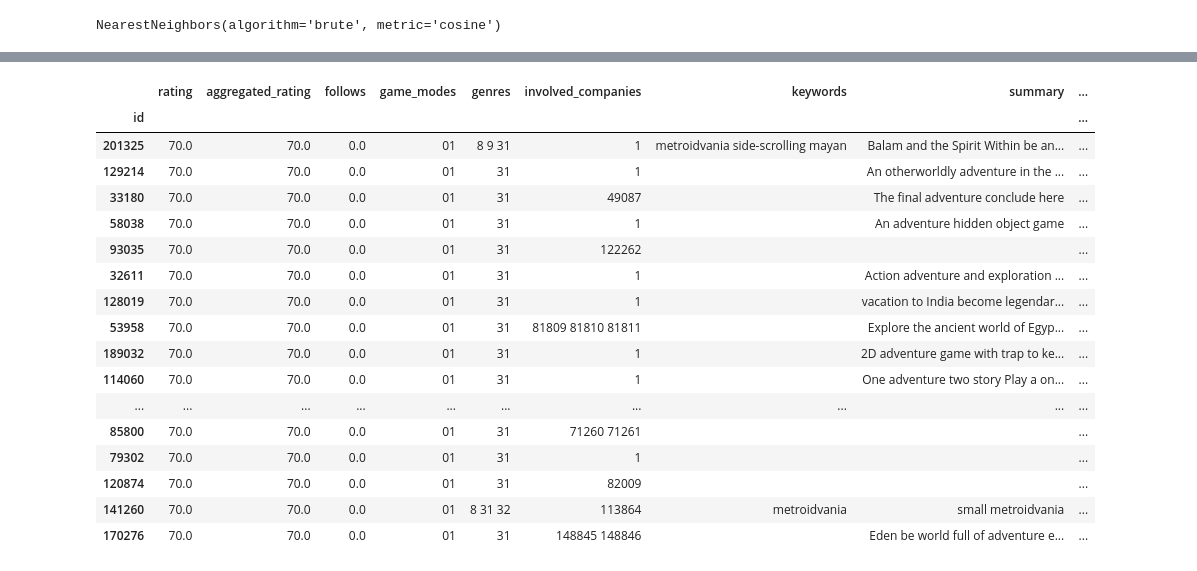
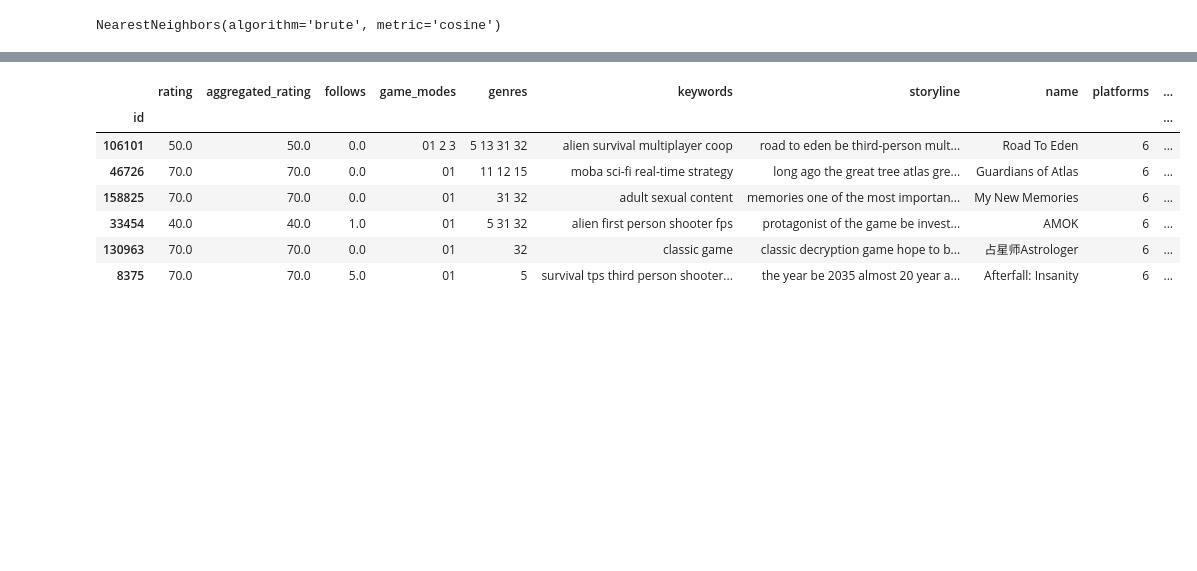
Before and after one commit to pilosadist/energy.classification, a Jupyter notebook: game.recomendation.ipynb, the cells around one changed output, grey strips where cells are left out. Saved outputs shown, nothing was run; the diff lists cells and outputs as text; code cells hidden in the pictures; blank space fills up the shorter version.

Commit message:
Predict ganres and themes and fill na by idx

```diff
--- a/game.recomendation.ipynb
+++ b/game.recomendation.ipynb
@@ -16,3 +15,11 @@ data.fillna('', inplace=True)
+# %%
+for idx in data.index:
+    if pd.isna(data.loc[idx, 'genres']):
+        data.loc[idx, 'genres'] = str(idx)
+    if pd.isna(data.loc[idx, 'keywords']):
+        data.loc[idx, 'keywords'] = str(idx)
+    if pd.isna(data.loc[idx, 'themes']):
+        data.loc[idx, 'themes'] = str(idx)
 # %% [markdown]
 
 
@@ -72,4 +79,6 @@ words_freq
  ...]
 # %%
-for e in ['game', 'steam', 'protagonist','digital','distribution', 'character', 'play']:
+for e in ['game', 'steam', 'protagonist','digital',
+          'distribution', 'character', 'play', 'player',
+          'new', 'world', 'use', 'level', 'gameplay']:
     stopw.add(e)
@@ -105,3 +84,0 @@ words_freq
-# %%
-for e in ['player', 'new', 'world', 'use', 'level', 'gameplay']:
-    stopw.add(e)
@@ -177,10 +124,9 @@ tosparse = ['campaigncoop',
 bagsofwords['multiplayermodes'] = scipy.sparse.csr_matrix(data[tosparse].astype(np.int64).values)
 # %%
 weights = {'game_modes': 20,
-           'genres': 16,
-           'keywords':12,
-           'summary':6,
-           'storyline':4,
+           'genres': 12,
+           'keywords':16,
+           'storyline':8,
            'player_perspectives':6,
            'themes':12,
            'multiplayermodes':1}
@@ -197,9 +143,9 @@ model_knn.fit(X)
 # %% [output]
 NearestNeighbors(algorithm='brute', metric='cosine')
 # %%
-print(data.iloc[82045])
-distances, indices = model_knn.kneighbors(X.getrow(82045), n_neighbors = 100)
-data.iloc[indices[0]][data.iloc[indices[0]]['platforms'] == '6']
+print(data.loc[28552])
+distances, indices = model_knn.kneighbors(X.getrow(data.index.get_loc(28552)), n_neighbors = 50)
+data.iloc[indices[0]][(data.iloc[indices[0]]['platforms'] == '6')]
 # %% [output]
 rating                                                              70.0
 aggregated_rating                                                   70.0
@@ -221,18 +169,8 @@ Name: 201325, dtype: object
-|  | rating | aggregated_rating | follows | game_modes | genres | involved_companies | keywords | summary | ... |
-| id |  |  |  |  |  |  |  |  | ... |
-| 201325 | 70.0 | 70.0 | 0.0 | 01 | 8 9 31 | 1 | metroidvania side-scrolling mayan | Balam and the Spirit Within be an... | ... |
-| 129214 | 70.0 | 70.0 | 0.0 | 01 | 31 | 1 |  | An otherworldly adventure in the ... | ... |
-| 33180 | 70.0 | 70.0 | 0.0 | 01 | 31 | 49087 |  | The final adventure conclude here | ... |
-| 58038 | 70.0 | 70.0 | 0.0 | 01 | 31 | 1 |  | An adventure hidden object game | ... |
-| 93035 | 70.0 | 70.0 | 0.0 | 01 | 31 | 122262 |  |  | ... |
-| 32611 | 70.0 | 70.0 | 0.0 | 01 | 31 | 1 |  | Action adventure and exploration ... | ... |
-| 128019 | 70.0 | 70.0 | 0.0 | 01 | 31 | 1 |  | vacation to India become legendar... | ... |
-| 53958 | 70.0 | 70.0 | 0.0 | 01 | 31 | 81809 81810 81811 |  | Explore the ancient world of Egyp... | ... |
-| 189032 | 70.0 | 70.0 | 0.0 | 01 | 31 | 1 |  | 2D adventure game with trap to ke... | ... |
-| 114060 | 70.0 | 70.0 | 0.0 | 01 | 31 | 1 |  | One adventure two story Play a on... | ... |
-| ... | ... | ... | ... | ... | ... | ... | ... | ... | ... |
-| 85800 | 70.0 | 70.0 | 0.0 | 01 | 31 | 71260 71261 |  |  | ... |
-| 79302 | 70.0 | 70.0 | 0.0 | 01 | 31 | 1 |  |  | ... |
-| 120874 | 70.0 | 70.0 | 0.0 | 01 | 31 | 82009 |  |  | ... |
-| 141260 | 70.0 | 70.0 | 0.0 | 01 | 8 31 32 | 113864 | metroidvania | small metroidvania | ... |
-| 170276 | 70.0 | 70.0 | 0.0 | 01 | 31 | 148845 148846 |  | Eden be world full of adventure e... | ... |
+|  | rating | aggregated_rating | follows | game_modes | genres | keywords | storyline | name | platforms | ... |
+| id |  |  |  |  |  |  |  |  |  | ... |
+| 106101 | 50.0 | 50.0 | 0.0 | 01 2 3 | 5 13 31 32 | alien survival multiplayer coop | road to eden be third-person mult... | Road To Eden | 6 | ... |
+| 46726 | 70.0 | 70.0 | 0.0 | 01 | 11 12 15 | moba sci-fi real-time strategy | long ago the great tree atlas gre... | Guardians of Atlas | 6 | ... |
+| 158825 | 70.0 | 70.0 | 0.0 | 01 | 31 32 | adult sexual content | memories one of the most importan... | My New Memories | 6 | ... |
+| 33454 | 40.0 | 40.0 | 1.0 | 01 | 5 31 32 | alien first person shooter fps | protagonist of the game be invest... | AMOK | 6 | ... |
+| 130963 | 70.0 | 70.0 | 0.0 | 01 | 32 | classic game | classic decryption game hope to b... | 占星师Astrologer | 6 | ... |
+| 8375 | 70.0 | 70.0 | 5.0 | 01 | 5 | survival tps third person shooter... | the year be 2035 almost 20 year a... | Afterfall: Insanity | 6 | ... |
```
Also changed, not shown: parts of 7 cells of this notebook, 2 other files.
